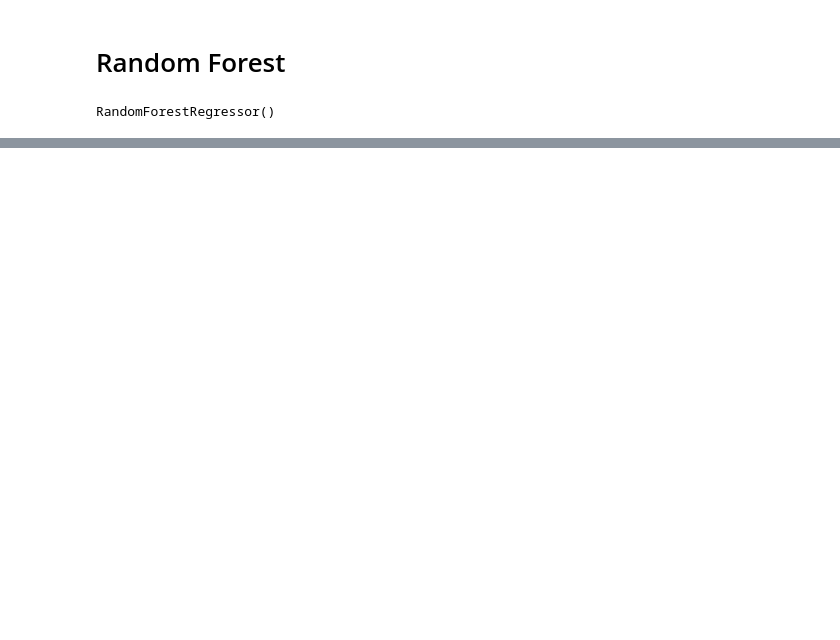
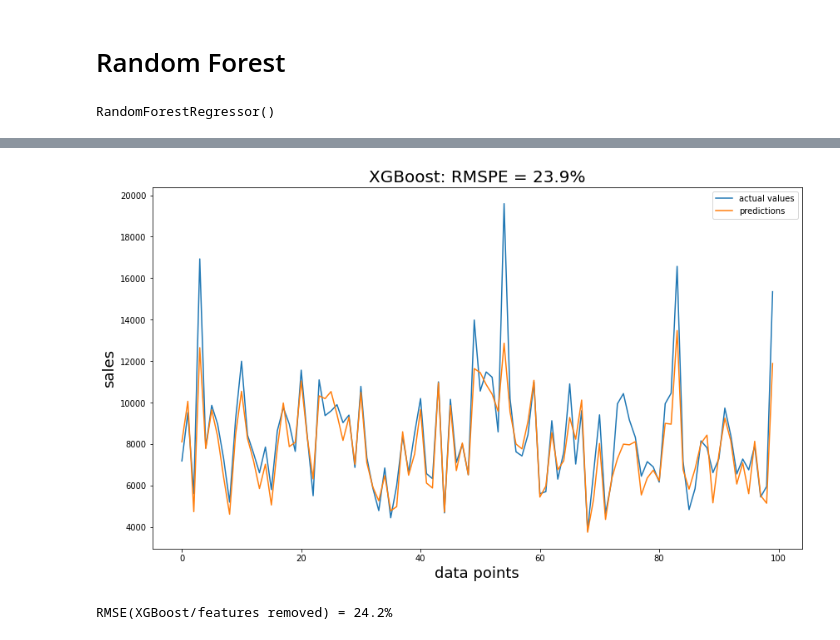
Before and after one commit to albertojulian/rossman-sales-pred, a Jupyter notebook: pipeline.ipynb, the cells around one changed output, grey strips where cells are left out. Saved outputs shown, nothing was run; the diff lists cells and outputs as text; code cells hidden in the pictures; blank space fills up the shorter version.

```diff
--- a/pipeline.ipynb
+++ b/pipeline.ipynb
@@ -164,2 +183,10 @@ y_pred = rf.predict(X_test)
+# %%
+# build the XGBoost model using default settings
+xgb_base = XGBRegressor(random_state=42)
+
+xgb_base.fit(X_train,y_train)
+
+# prediction
+y_pred = xgb_base.predict(X_test)
 # %%
 # calculating the metrics
@@ -188,0 +207,15 @@ metric(np.array(y_pred), np.array(y_test))
+# %%
+# use previously created dataframe to make a plot
+# comparing predictions with actual values for the first n datapoints
+n_points = 100
+
+plt.figure(figsize=(14,8))
+pred_actual["actual values"][:n_points,].plot.line()
+pred_actual["predictions"][:n_points,].plot.line()
+plt.title(f'XGBoost: RMSPE = {round(rmspe, 1)}%', size=20)
+plt.xlabel('data points', size=18)
+plt.ylabel('sales', size=18)
+plt.legend()
+plt.show()
+# %% [output]
+[figure, added]
@@ -188,0 +244,6 @@ metric(np.array(y_pred), np.array(y_test))
+# %%
+# calculating the metrics
+rmspe = metric(np.array(y_pred), np.array(y_test))
+print(f'RMSE(XGBoost/features removed) = {round(rmspe, 1)}%')
+# %% [output]
+RMSE(XGBoost/features removed) = 24.2%
```
Also changed, not shown: parts of 21 cells of this notebook.
